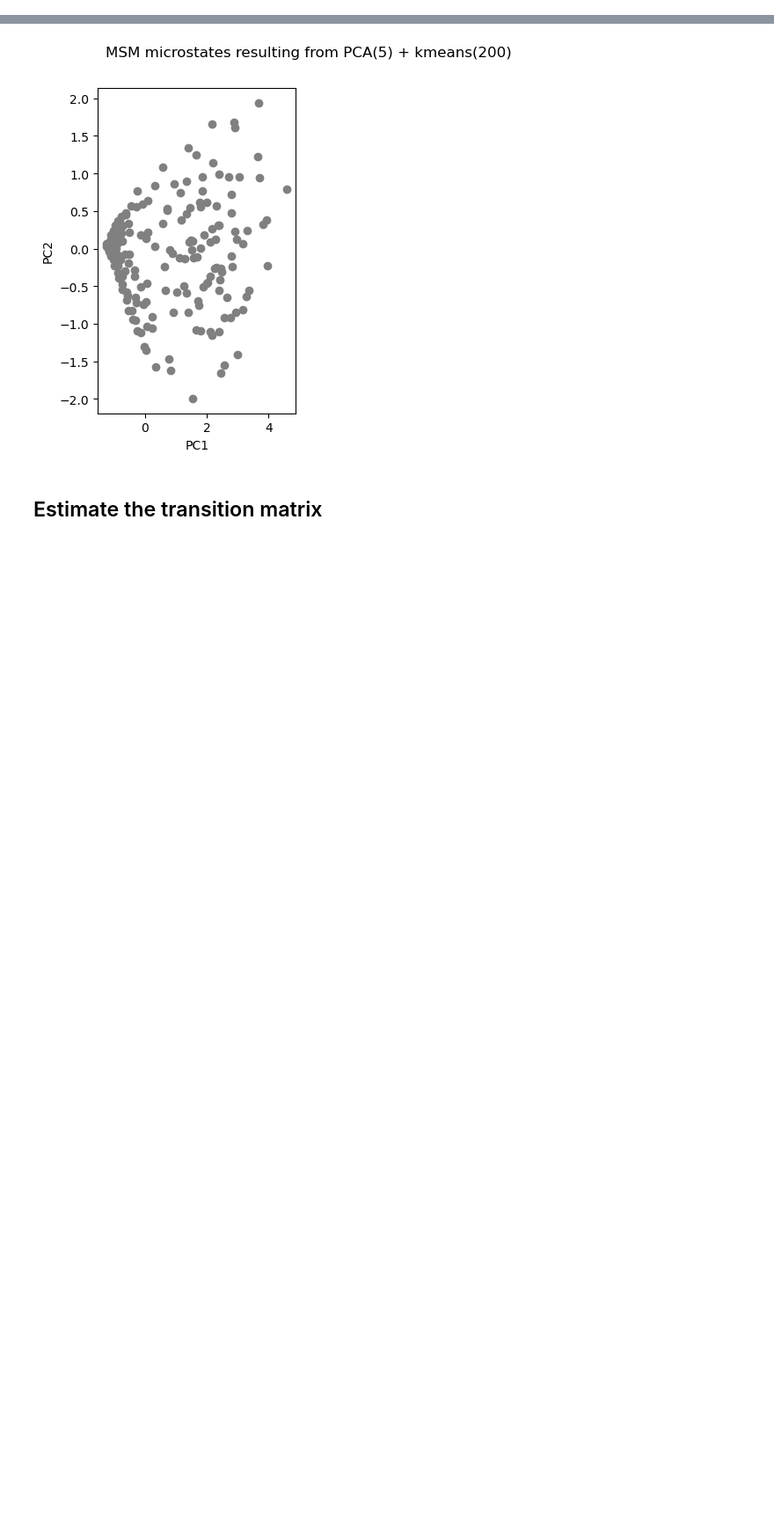
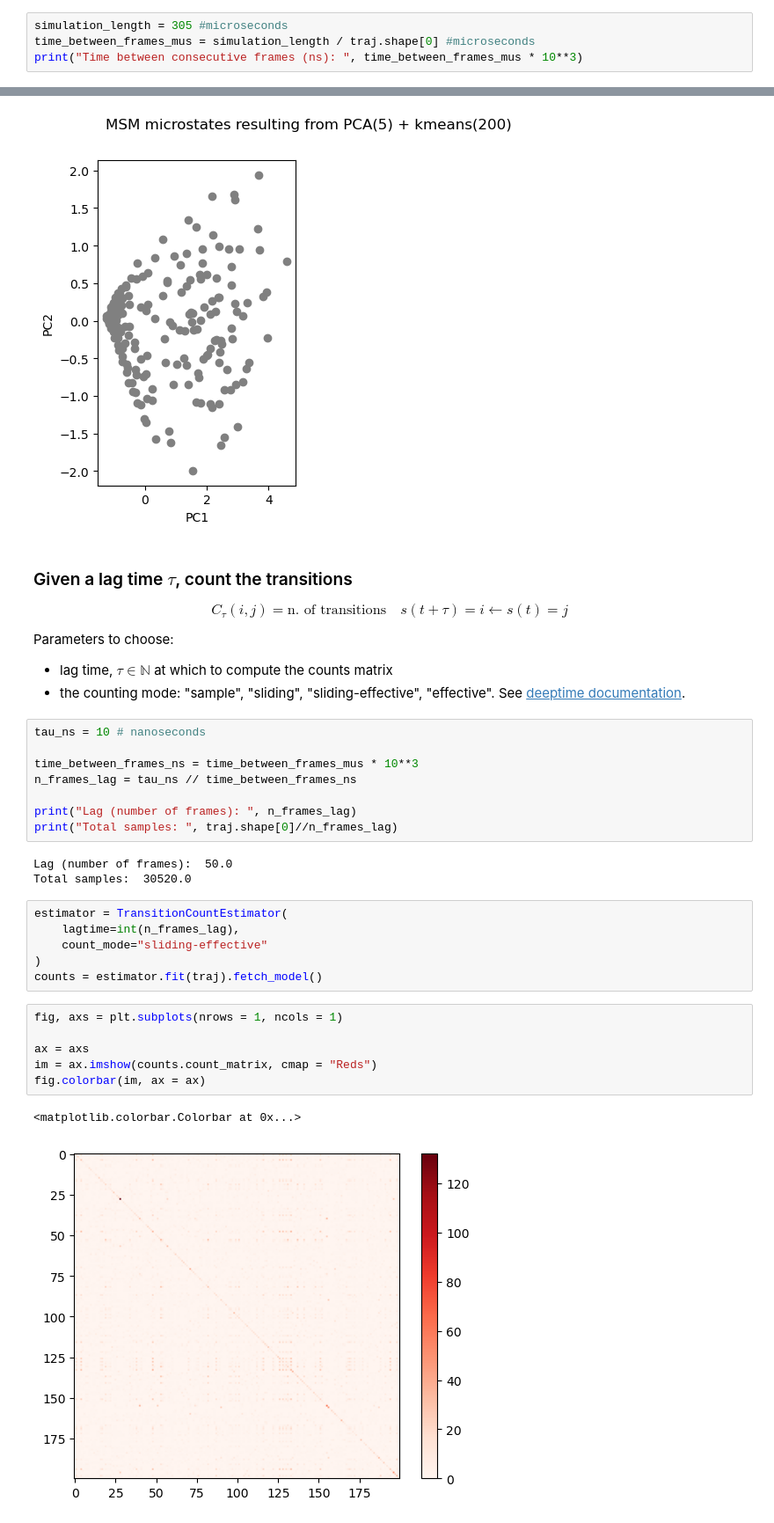
Before and after one commit to miriamzara/MSM, a Jupyter notebook: step_3_msm_construction.ipynb, the cells around one changed output, grey strips where cells are left out. Shown at 88% size. Cells and saved outputs as stored; diff of their text form; blank space fills up the shorter version.

```diff
--- a/step_3_msm_construction.ipynb
+++ b/step_3_msm_construction.ipynb
@@ -10,3 +23,7 @@ kmeans_results = np.load("kmeans_results.npz")
 
 traj = kmeans_results['traj']
 centers = kmeans_results['centers']
+# %%
+simulation_length = 305 #microseconds
+time_between_frames_mus = simulation_length / traj.shape[0] #microseconds
+print("Time between consecutive frames (ns): ", time_between_frames_mus * 10**3)
@@ -33,4 +52,39 @@ plt.show()
 # %% [output]
 [figure]
 # %% [markdown]
-## Estimate the transition matrix
+### Given a lag time $\tau$, count the transitions
+
+
+$$
+    C_{\tau}(i, j) = \text{n. of transitions}\quad s(t+\tau)=i \leftarrow s(t)=j
+$$
+
+Parameters to choose:
+- lag time, $\tau \in \mathbb{N}$ at which to compute the counts matrix
+- the counting mode: "sample", "sliding", "sliding-effective", "effective". See [deeptime documentation](https://deeptime-ml.github.io/latest/notebooks/transition-counting.html).
+# %%
+tau_ns = 10 # nanoseconds
+
+time_between_frames_ns = time_between_frames_mus * 10**3
+n_frames_lag = tau_ns // time_between_frames_ns
+
+print("Lag (number of frames): ", n_frames_lag)
+print("Total samples: ", traj.shape[0]//n_frames_lag)
+# %% [output]
+Lag (number of frames):  50.0
+Total samples:  30520.0
+# %%
+estimator = TransitionCountEstimator(
+    lagtime=int(n_frames_lag),
+    count_mode="sliding-effective"
+)
+counts = estimator.fit(traj).fetch_model()
+# %%
+fig, axs = plt.subplots(nrows = 1, ncols = 1)
+
+ax = axs
+im = ax.imshow(counts.count_matrix, cmap = "Reds")
+fig.colorbar(im, ax = ax)
+# %% [output]
+<matplotlib.colorbar.Colorbar at 0x...>
+[figure, added]
```
Also changed, not shown: parts of 15 cells of this notebook, 1 other file.
